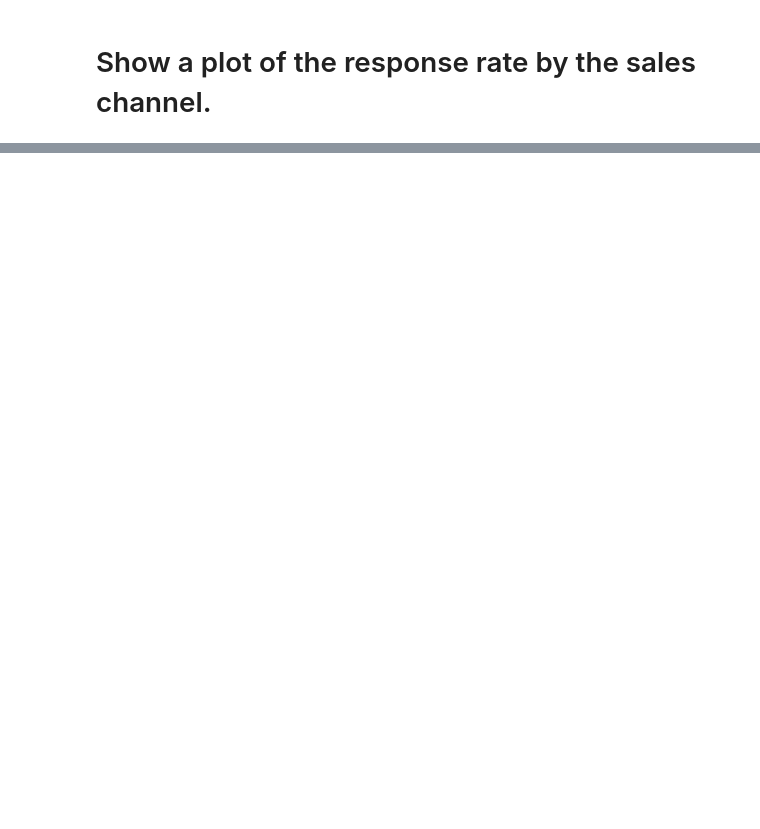
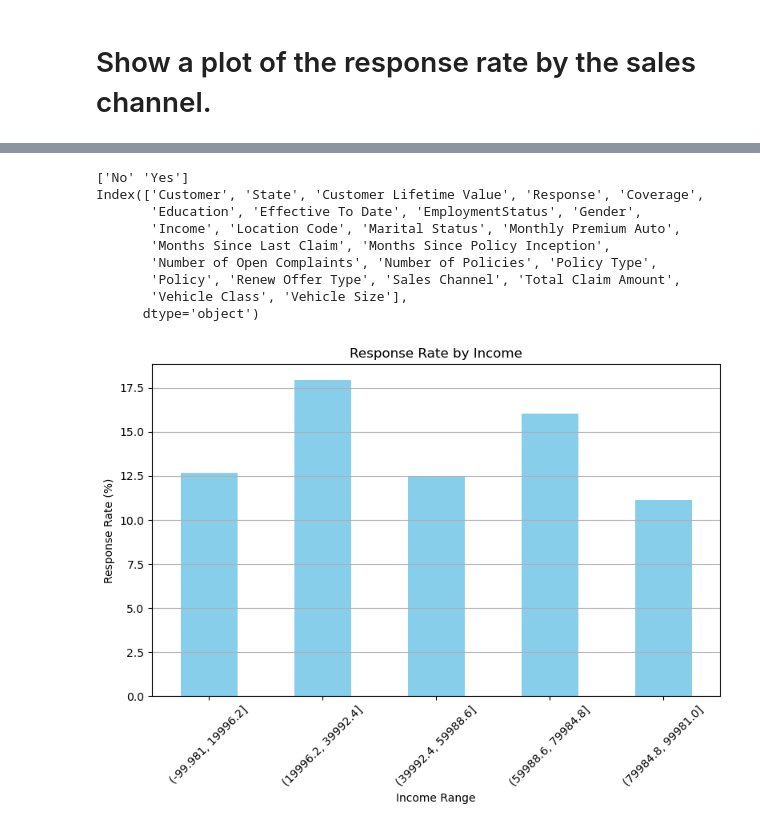
Before and after one commit to mrrobotnallun/AgileDataProject, a Jupyter notebook: test1.ipynb, the cells around one changed output, grey strips where cells are left out. Drawn from its saved outputs; the diff is of its cells as text; code cells hidden in the pictures; blank space fills up the shorter version.

```diff
--- a/test1.ipynb
+++ b/test1.ipynb
@@ -90,0 +185,35 @@ plt.show()
+# %%
+
+
+
+# Matheus
+
+print(data['Response'].unique())
+
+# Verificando as colunas existentes no DataFrame
+print(data.columns)
+
+
+response_rate_by_income = data.groupby(pd.cut(data['Income'], bins=5))['Response'].apply(lambda x: (x == 'Yes').sum() / len(x) * 100)
+
+
+plt.figure(figsize=(8, 6))
+response_rate_by_income.plot(kind='bar', color='skyblue')
+plt.title('Response Rate by Income')
+plt.xlabel('Income Range')
+plt.ylabel('Response Rate (%)')
+plt.xticks(rotation=45)
+plt.grid(axis='y')
+plt.tight_layout()
+plt.show()
+# %% [output]
+['No' 'Yes']
+Index(['Customer', 'State', 'Customer Lifetime Value', 'Response', 'Coverage',
+       'Education', 'Effective To Date', 'EmploymentStatus', 'Gender',
+       'Income', 'Location Code', 'Marital Status', 'Monthly Premium Auto',
+       'Months Since Last Claim', 'Months Since Policy Inception',
+       'Number of Open Complaints', 'Number of Policies', 'Policy Type',
+       'Policy', 'Renew Offer Type', 'Sales Channel', 'Total Claim Amount',
+       'Vehicle Class', 'Vehicle Size'],
+      dtype='object')
+[figure, added]
```
Also changed, not shown: parts of 7 cells of this notebook, 1 other file.
